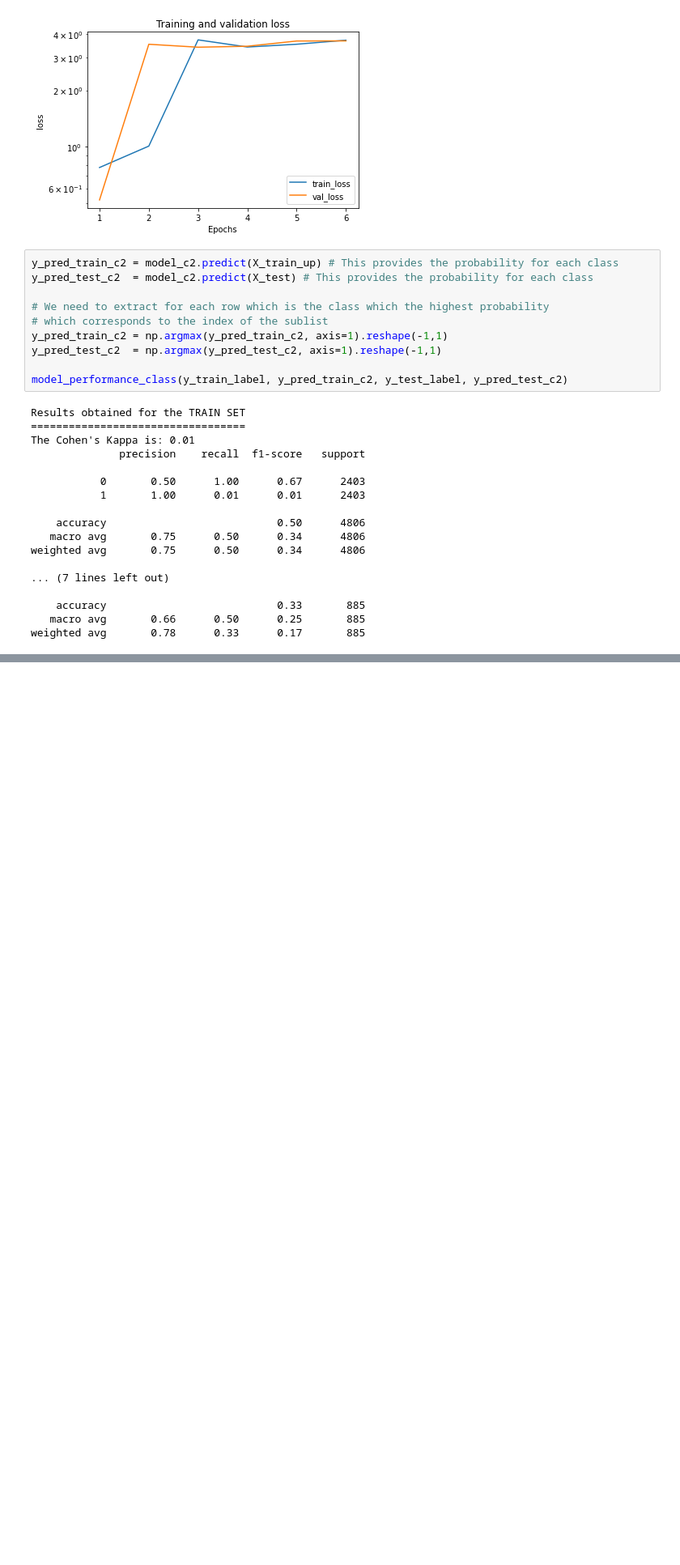
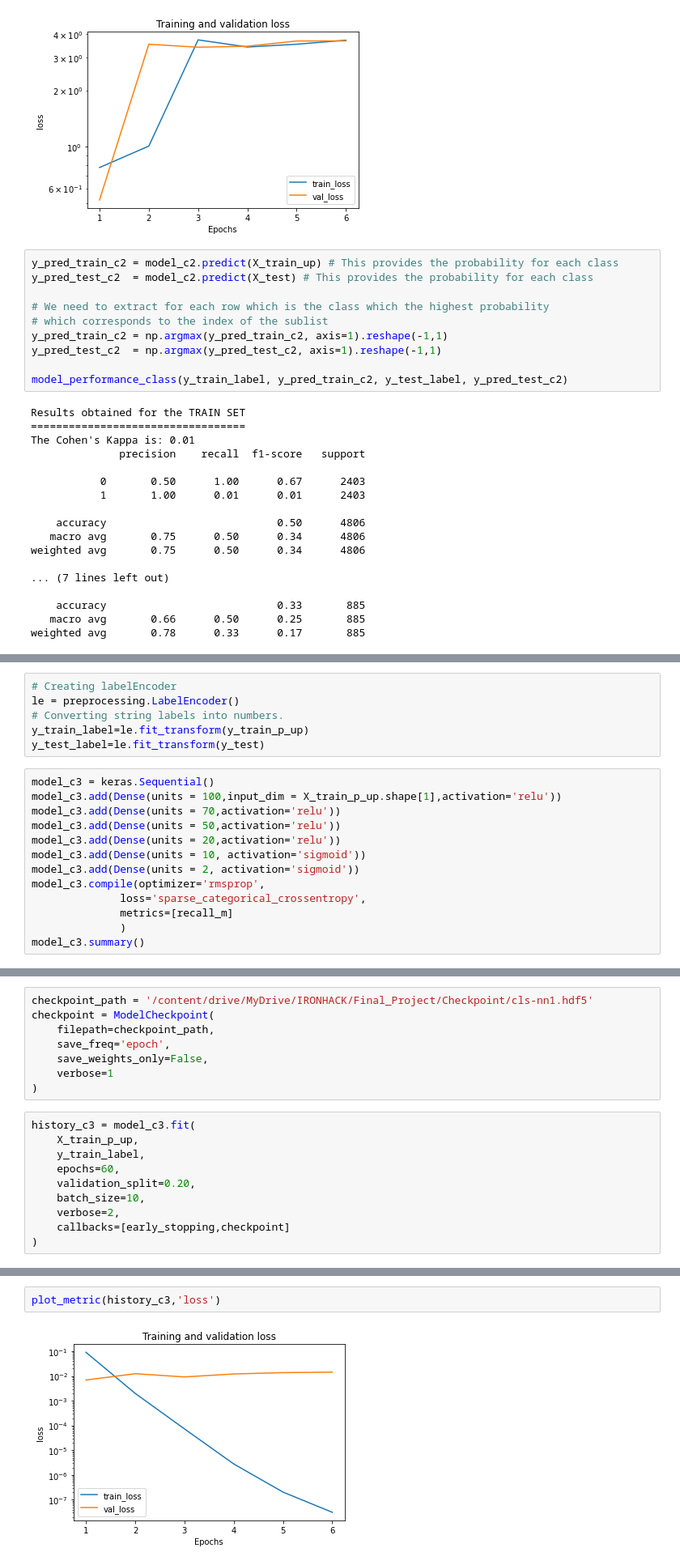
Before and after one commit to Mojgunsh/Final_Project, a Jupyter notebook: Final_Project_Vr0_1.ipynb, the cells around one changed output, grey strips where cells are left out. Shown at 81% size. Saved outputs shown, nothing was run; the diff lists cells and outputs as text; blank space fills up the shorter version.

```diff
--- a/Final_Project_Vr0_1.ipynb
+++ b/Final_Project_Vr0_1.ipynb
@@ -1142,0 +1184,19 @@ weighted avg       0.78      0.33      0.17       885
+# %%
+# Creating labelEncoder
+le = preprocessing.LabelEncoder()
+# Converting string labels into numbers.
+y_train_label=le.fit_transform(y_train_p_up)
+y_test_label=le.fit_transform(y_test)
+# %%
+model_c3 = keras.Sequential()
+model_c3.add(Dense(units = 100,input_dim = X_train_p_up.shape[1],activation='relu'))
+model_c3.add(Dense(units = 70,activation='relu'))
+model_c3.add(Dense(units = 50,activation='relu'))
+model_c3.add(Dense(units = 20,activation='relu'))
+model_c3.add(Dense(units = 10, activation='sigmoid'))
+model_c3.add(Dense(units = 2, activation='sigmoid'))
+model_c3.compile(optimizer='rmsprop',
+              loss='sparse_categorical_crossentropy',
+              metrics=[recall_m]
+              )
+model_c3.summary()
@@ -1142,0 +1221,18 @@ weighted avg       0.78      0.33      0.17       885
+# %%
+checkpoint_path = '/content/drive/MyDrive/IRONHACK/Final_Project/Checkpoint/cls-nn1.hdf5'
+checkpoint = ModelCheckpoint(
+    filepath=checkpoint_path,
+    save_freq='epoch',
+    save_weights_only=False,
+    verbose=1
+)
+# %%
+history_c3 = model_c3.fit(
+    X_train_p_up,
+    y_train_label,
+    epochs=60,
+    validation_split=0.20,
+    batch_size=10,
+    verbose=2,
+    callbacks=[early_stopping,checkpoint]
+)
@@ -1142,0 +1257,4 @@ weighted avg       0.78      0.33      0.17       885
+# %%
+plot_metric(history_c3,'loss')
+# %% [output]
+[figure, added]
```
Also changed, not shown: parts of 41 cells of this notebook.
